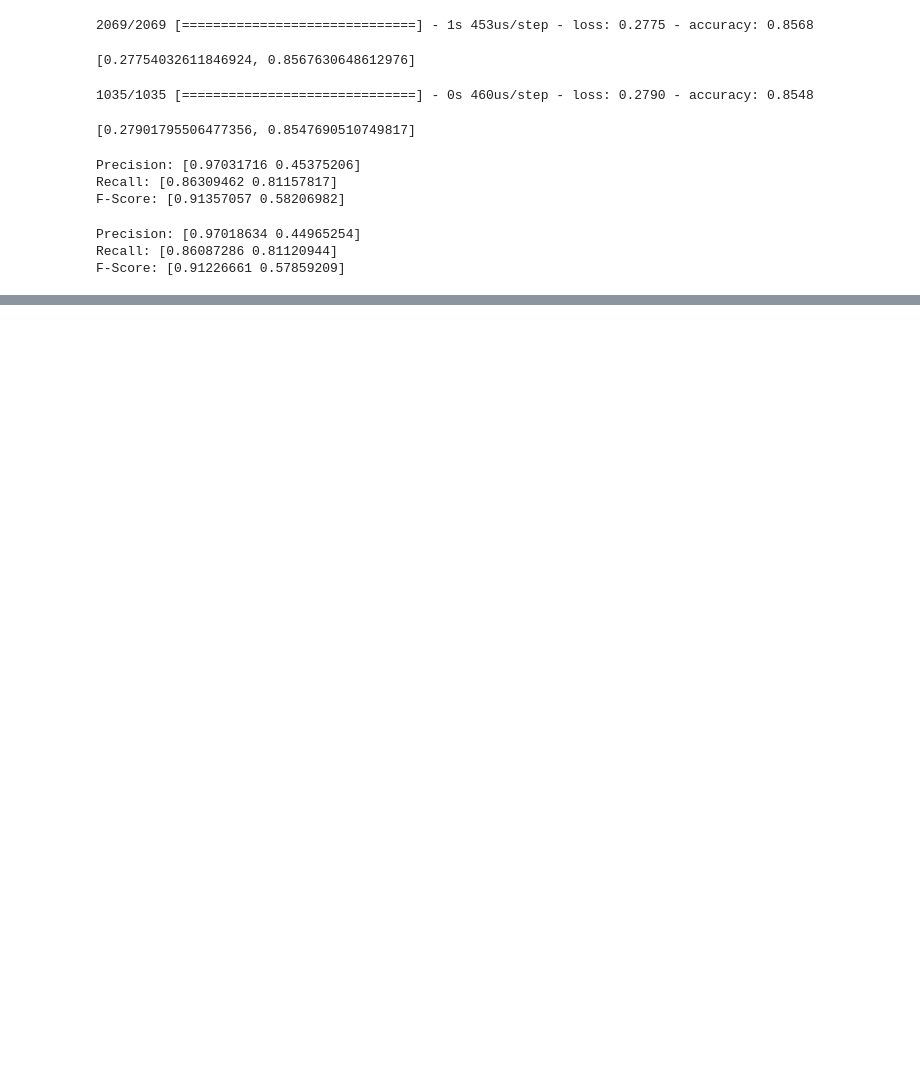
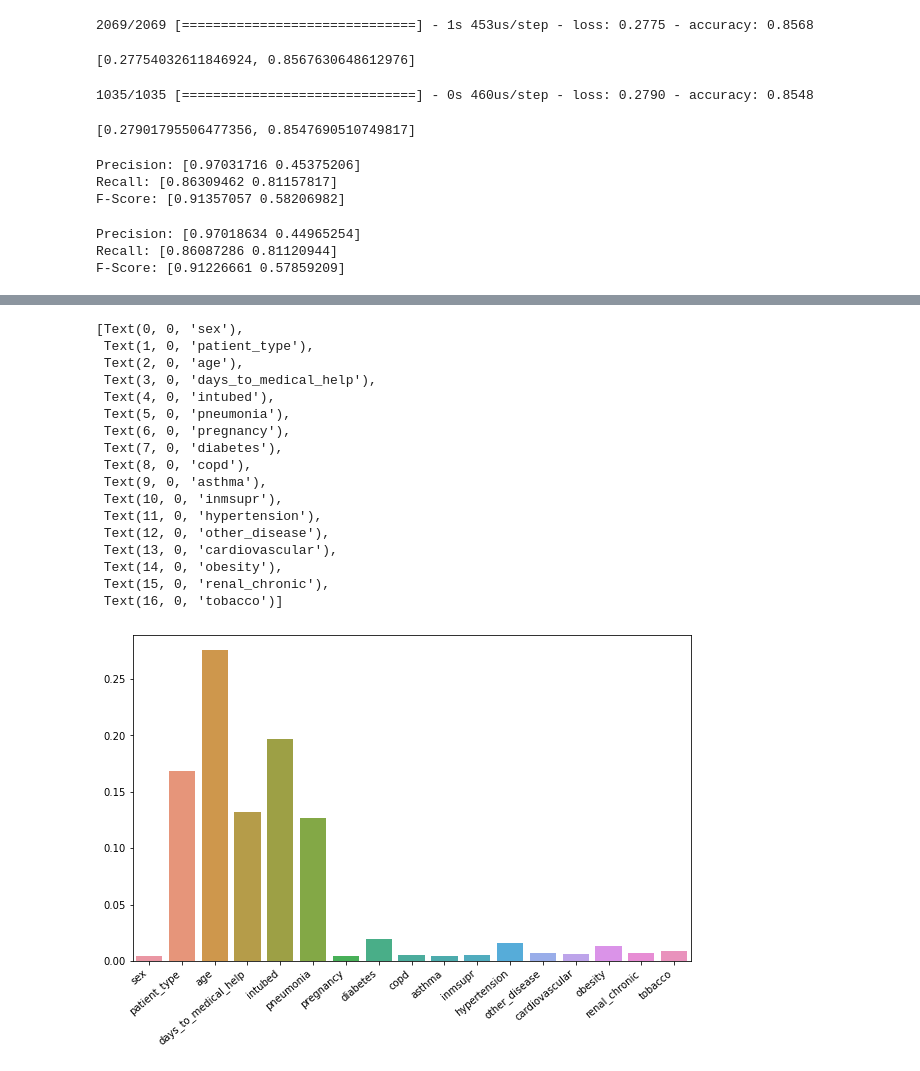
Before and after one commit to SoumilShekdar/ecs171-group2, a Jupyter notebook: models/Model_Without_Preprocessing.ipynb, the cells around one changed output, grey strips where cells are left out. Drawn from its saved outputs; the diff is of its cells as text; code cells hidden in the pictures; blank space fills up the shorter version.

```diff
--- a/models/Model_Without_Preprocessing.ipynb
+++ b/models/Model_Without_Preprocessing.ipynb
@@ -732,0 +822,23 @@ F-Score: [0.91226661 0.57859209]
+# %%
+f, ax = plt.subplots(figsize=(10, 6))
+sns.barplot(x=train[features].columns, y=rf.feature_importances_)
+ax.set_xticklabels(ax.get_xticklabels(), rotation=40, ha="right")
+# %% [output]
+[Text(0, 0, 'sex'),
+ Text(1, 0, 'patient_type'),
+ Text(2, 0, 'age'),
+ Text(3, 0, 'days_to_medical_help'),
+ Text(4, 0, 'intubed'),
+ Text(5, 0, 'pneumonia'),
+ Text(6, 0, 'pregnancy'),
+ Text(7, 0, 'diabetes'),
+ Text(8, 0, 'copd'),
+ Text(9, 0, 'asthma'),
+ Text(10, 0, 'inmsupr'),
+ Text(11, 0, 'hypertension'),
+ Text(12, 0, 'other_disease'),
+ Text(13, 0, 'cardiovascular'),
+ Text(14, 0, 'obesity'),
+ Text(15, 0, 'renal_chronic'),
+ Text(16, 0, 'tobacco')]
+[figure, added]
```
Also changed, not shown: parts of 13 cells of this notebook, 2 other files.
